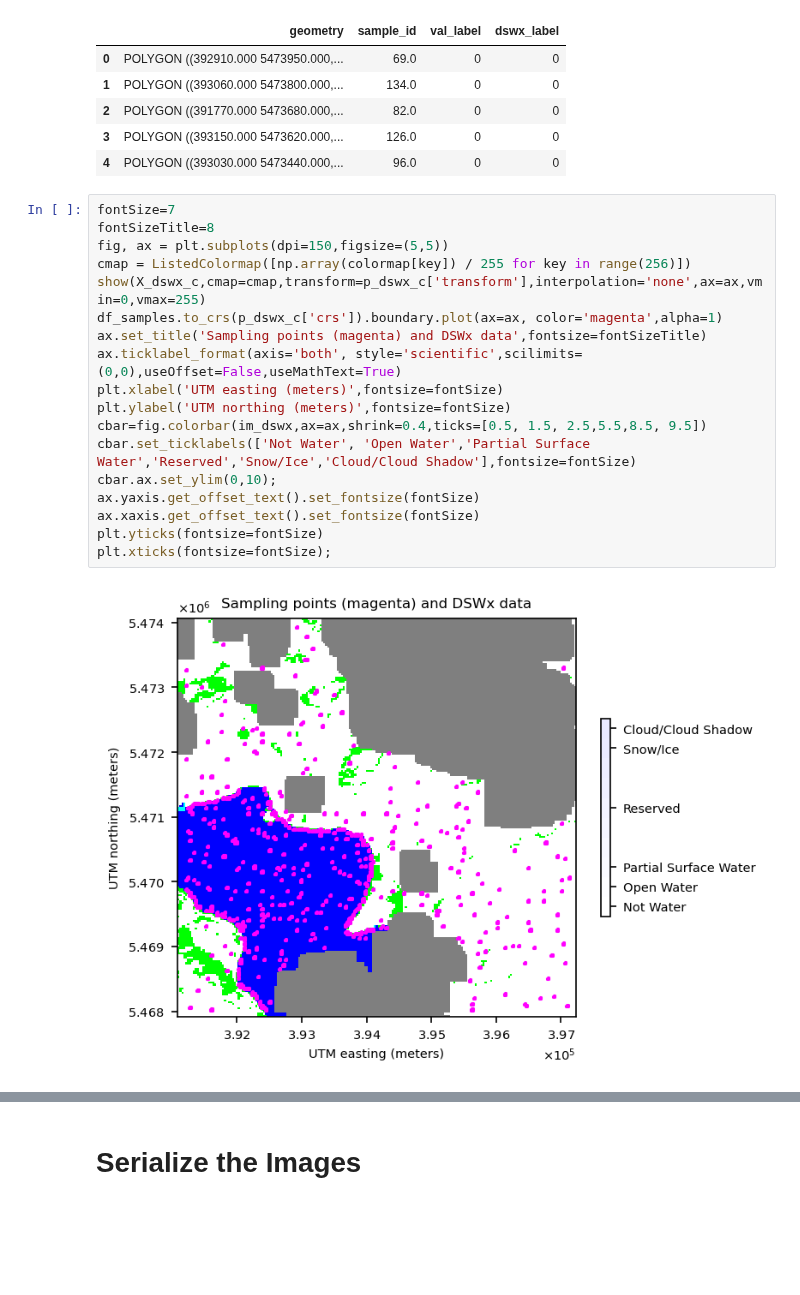
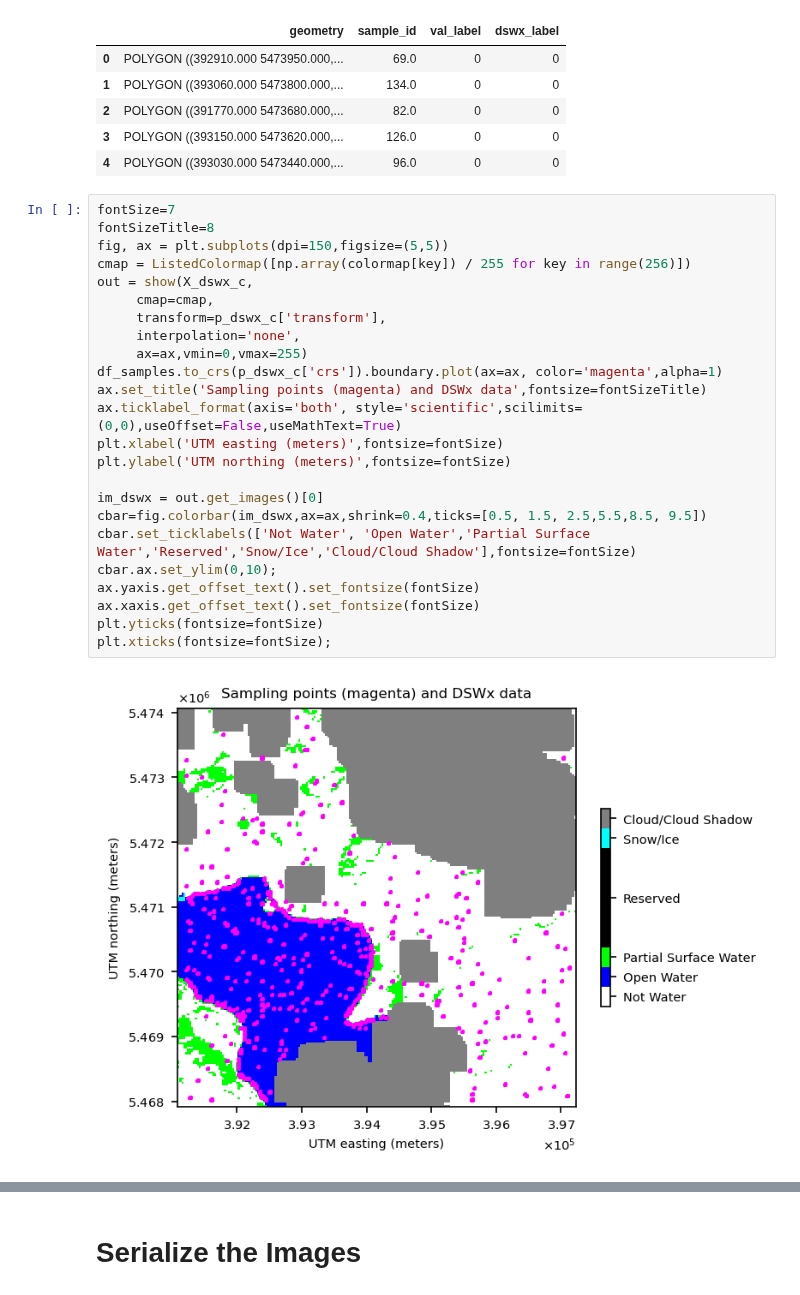
Before and after one commit to OPERA-Cal-Val/DSWx-HLS-Requirement-Verification, a Jupyter notebook: 0-Verify_Requirements.ipynb, the cells around one changed output, grey strips where cells are left out. Drawn from its saved outputs; the diff is of its cells as text; blank space fills up the shorter version.

```diff
--- a/0-Verify_Requirements.ipynb
+++ b/0-Verify_Requirements.ipynb
@@ -558,23 +558,29 @@ df_samples.head()
 # %%
 fontSize=7
 fontSizeTitle=8
 fig, ax = plt.subplots(dpi=150,figsize=(5,5))
 cmap = ListedColormap([np.array(colormap[key]) / 255 for key in range(256)])
-show(X_dswx_c,cmap=cmap,transform=p_dswx_c['transform'],interpolation='none',ax=ax,vmin=0,vmax=255)
+out = show(X_dswx_c,
+     cmap=cmap,
+     transform=p_dswx_c['transform'],
+     interpolation='none',
+     ax=ax,vmin=0,vmax=255)
 df_samples.to_crs(p_dswx_c['crs']).boundary.plot(ax=ax, color='magenta',alpha=1)
 ax.set_title('Sampling points (magenta) and DSWx data',fontsize=fontSizeTitle)
 ax.ticklabel_format(axis='both', style='scientific',scilimits=(0,0),useOffset=False,useMathText=True)
 plt.xlabel('UTM easting (meters)',fontsize=fontSize)
 plt.ylabel('UTM northing (meters)',fontsize=fontSize)
+
+im_dswx = out.get_images()[0]
 cbar=fig.colorbar(im_dswx,ax=ax,shrink=0.4,ticks=[0.5, 1.5, 2.5,5.5,8.5, 9.5])
 cbar.set_ticklabels(['Not Water', 'Open Water','Partial Surface Water','Reserved','Snow/Ice','Cloud/Cloud Shadow'],fontsize=fontSize)
 cbar.ax.set_ylim(0,10);
 ax.yaxis.get_offset_text().set_fontsize(fontSize)
 ax.xaxis.get_offset_text().set_fontsize(fontSize)
 plt.yticks(fontsize=fontSize)
 plt.xticks(fontsize=fontSize);
 # %% [output]
-[figure, old version]
+[figure, new version]
 # %%
 fontSize=7
 fontSizeTitle=8
```
Also changed, not shown: parts of 4 cells of this notebook.
